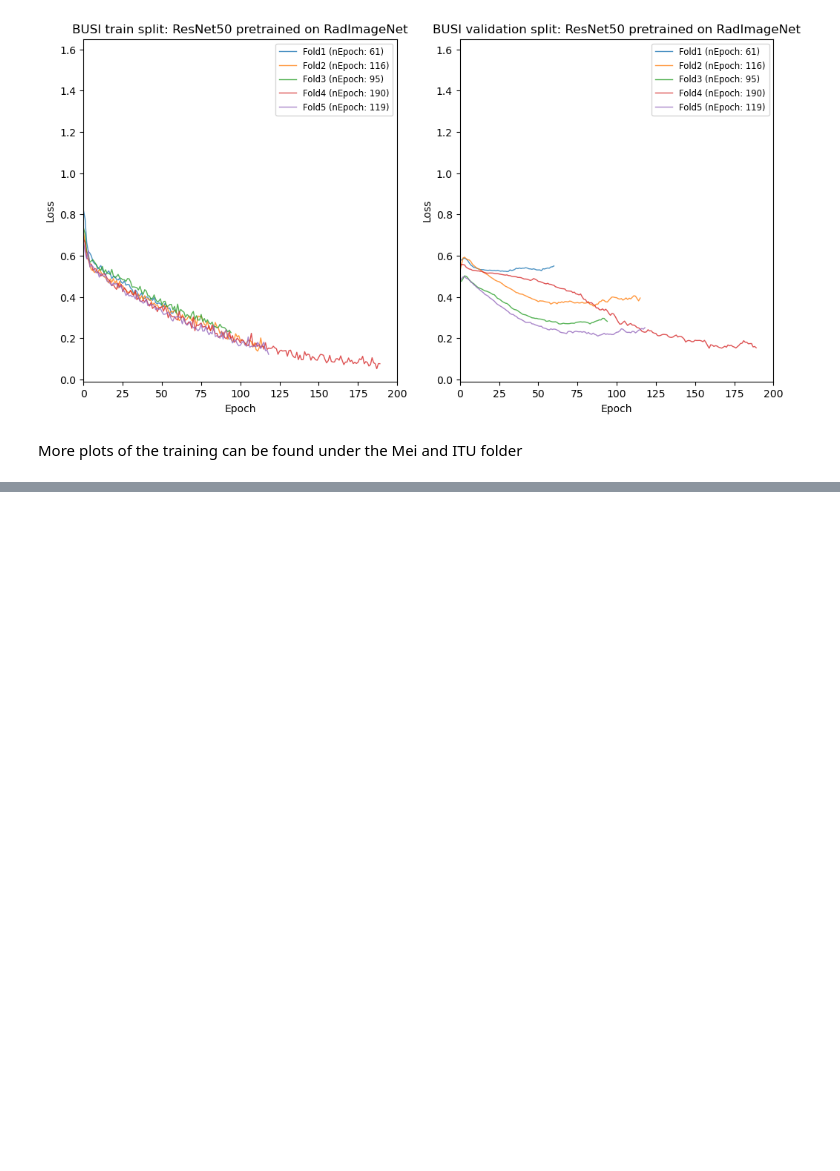
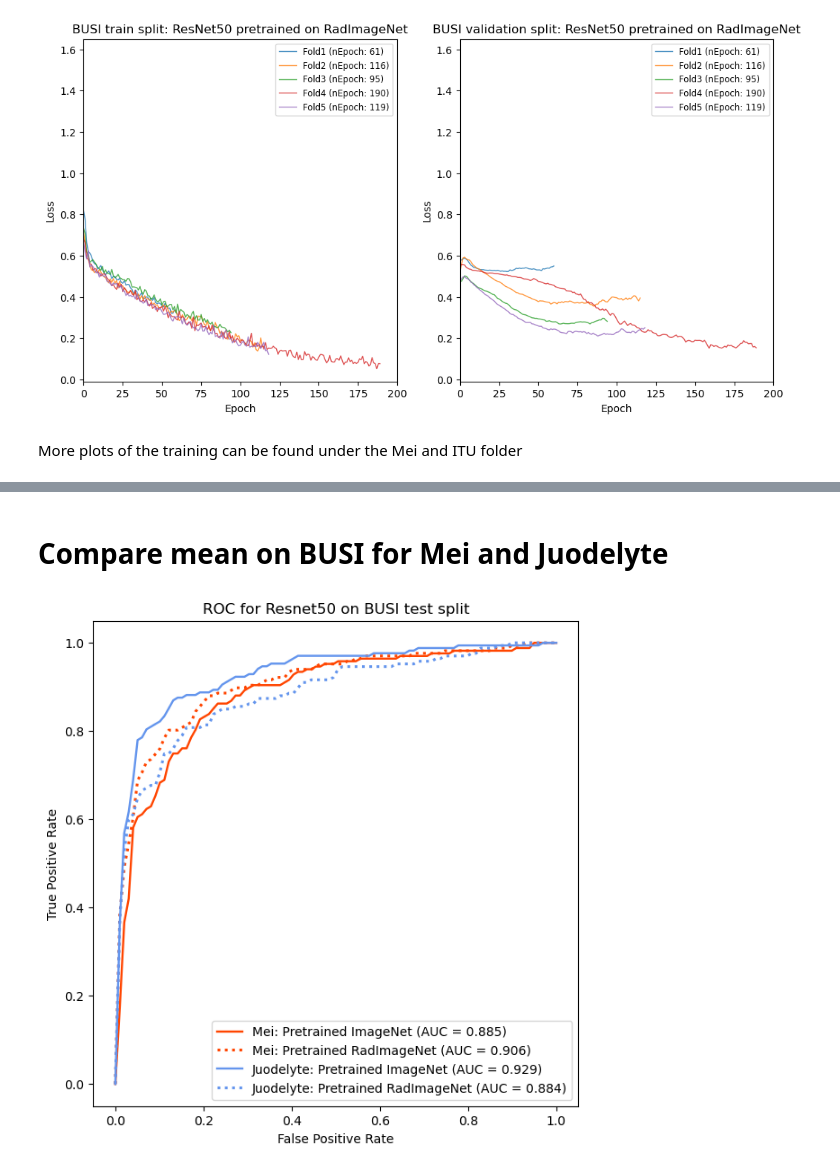
Before and after one commit to OreamnosAR/R-D-projekt, a Jupyter notebook: kode/Eksperiment1/Results/results.ipynb, the cells around one changed output, grey strips where cells are left out. Saved outputs shown, nothing was run; the diff lists cells and outputs as text; code cells hidden in the pictures; blank space fills up the shorter version.

```diff
--- a/kode/Eksperiment1/Results/results.ipynb
+++ b/kode/Eksperiment1/Results/results.ipynb
@@ -16,8 +14,5 @@ from sklearn.metrics import roc_auc_score
 # %%
 current_directory = os.environ['HOME']
-model_name_ImgNet = "Mei_repli_ResNet50_ImgNet"
-model_name_RadNet = "Mei_repli_ResNet50_RadNet"
-lr = 0.0001
 image_size = 256
 # %% [markdown]
 # Training summary:
@@ -253,0 +718,52 @@ More plots of the training can be found under the Mei and ITU folder
+# %% [markdown]
+# Compare mean on BUSI for Mei and Juodelyte
+# %%
+#Plot:
+mean_fpr = np.linspace(0, 1, 100)
+fig, ax = plt.subplots(figsize=(7, 7))
+ax.plot(
+    mean_fpr,
+    Mei_imgNet_tpr,
+    color="orangered",
+    label=r"Mei: Pretrained ImageNet (AUC = %0.3f)" % (Mei_imgNet_auc),
+    lw=1.7,
+    alpha=1,
+)
+ax.plot(
+    mean_fpr,
+    Mei_radNet_tpr,
+    color="orangered",
+    label=r"Mei: Pretrained RadImageNet (AUC = %0.3f)" % (Mei_radNet_auc),
+    lw=2.2,
+    alpha=1,
+    linestyle='dotted',
+)
+ax.plot(
+    mean_fpr,
+    Juo_imgNet_tpr,
+    color="cornflowerblue",
+    label=r"Juodelyte: Pretrained ImageNet (AUC = %0.3f)" % (Juo_imgNet_auc),
+    lw=1.7,
+    alpha=1,
+)
+ax.plot(
+    mean_fpr,
+    Juo_radNet_tpr,
+    color="cornflowerblue",
+    label=r"Juodelyte: Pretrained RadImageNet (AUC = %0.3f)" % (Juo_radNet_auc),
+    lw=2.2,
+    alpha=1,
+    linestyle='dotted',
+)
+ax.set(
+    xlim=[-0.05, 1.05],
+    ylim=[-0.05, 1.05],
+    xlabel="False Positive Rate",
+    ylabel="True Positive Rate",
+    title=f"ROC for Resnet50 on BUSI test split",
+)
+ax.axis("square")
+ax.legend(loc="lower right")
+plt.show()
+# %% [output]
+[figure, added]
```
Also changed, not shown: parts of 10 cells of this notebook, 2 other files.
